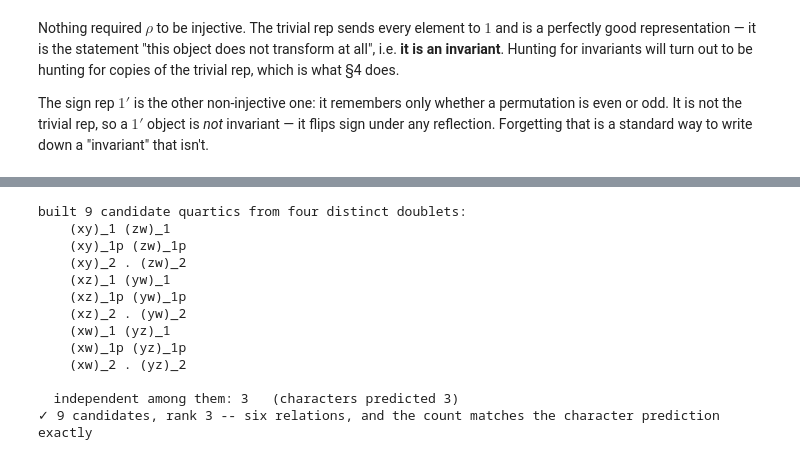
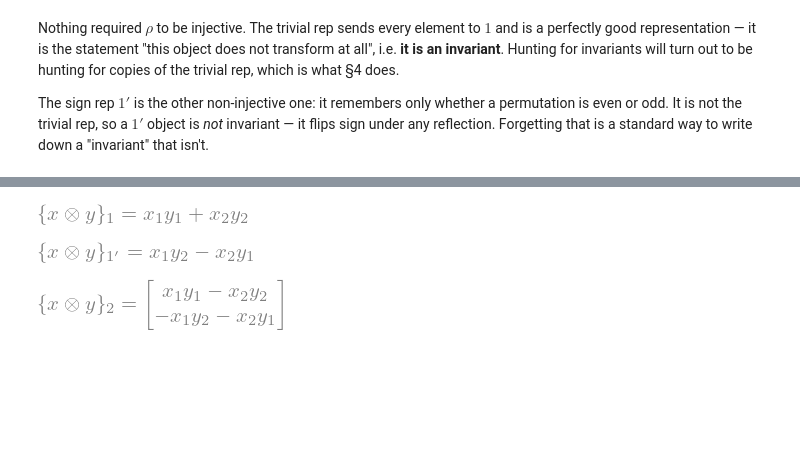
Before and after one commit to moiseszeleny/lagrangian, a Jupyter notebook: examples/DiscreteGroups_Tutorial.ipynb, the cells around one changed output, grey strips where cells are left out. Cells and saved outputs as stored; diff of their text form; code cells hidden in the pictures; blank space fills up the shorter version.

```diff
--- a/examples/DiscreteGroups_Tutorial.ipynb
+++ b/examples/DiscreteGroups_Tutorial.ipynb
@@ -480,8 +473,0 @@ $$\mathbf 1: x_1y_1+x_2y_2,\qquad
-# %%
-# ---- MOVE 1: the three channels, and how they transform. -----------------
-x = sp.symbols("x1 x2"); y = sp.symbols("y1 y2")
-cg = S3.doublet_product
-P = cg(x, y)
-for ch in ("1", "1p", "2"):
-    display(sp.Eq(sp.Symbol(r"\{x \otimes y\}_{%s}" % ch),
-                  sp.Matrix(P[ch]) if ch == "2" else P[ch], evaluate=False))
@@ -540,46 +567,14 @@ Now construct the quartics and confirm both counts from §4.
 # %%
-# ---- MOVE 3: construct, and check the rank against the prediction. -------
-z = sp.symbols("z1 z2"); w = sp.symbols("w1 w2")
-D = {"x": x, "y": y, "z": z, "w": w}
-allv = [*x, *y, *z, *w]
-
-def rank_of(exprs, gens):
-    monos = sorted({m for e in exprs for m in sp.Poly(e, *gens).monoms()})
-    return sp.Matrix([[sp.Poly(e, *gens).coeff_monomial(m) for m in monos]
-                      for e in exprs]).rank()
-
-cands, labels = [], []
-for (p, q), (r_, u) in itertools.combinations(
-        list(itertools.combinations("xyzw", 2)), 2):
-    if set(p + q) | set(r_ + u) != set("xyzw"):
-        continue
-    for ch in ("1", "1p"):                       # pair each channel with itself
-        cands.append(sp.expand(cg(D[p], D[q])[ch] * cg(D[r_], D[u])[ch]))
-        labels.append("(%s%s)_%s (%s%s)_%s" % (p, q, ch, r_, u, ch))
-    d1, d2 = cg(D[p], D[q])["2"], cg(D[r_], D[u])["2"]
-    cands.append(sp.expand(cg(d1, d2)["1"]))     # doublet x doublet -> singlet
-    labels.append("(%s%s)_2 . (%s%s)_2" % (p, q, r_, u))
-
-print("built %d candidate quartics from four distinct doublets:" % len(cands))
-for l in labels:
-    print("   ", l)
-r4 = rank_of(cands, allv)
-print("\n  independent among them:", r4, "  (characters predicted %s)" % quartic_four)
-assert r4 == quartic_four == 3
-ok("9 candidates, rank 3 -- six relations, and the count matches the character "
-   "prediction exactly")
+# ---- MOVE 1: the three channels, and how they transform. -----------------
+x = sp.symbols("x1 x2"); y = sp.symbols("y1 y2")
+cg = S3.doublet_product
+P = cg(x, y)
+for ch in ("1", "1p", "2"):
+    lab = {"1": "1", "1p": "1'", "2": "2"}[ch]      # 1p is ASCII for 1'
+    display(sp.Eq(sp.Symbol(r"\{x \otimes y\}_{%s}" % lab),
+                  sp.Matrix(P[ch]) if ch == "2" else P[ch], evaluate=False))
 # %% [output]
-built 9 candidate quartics from four distinct doublets:
-    (xy)_1 (zw)_1
-    (xy)_1p (zw)_1p
-    (xy)_2 . (zw)_2
-    (xz)_1 (yw)_1
-    (xz)_1p (yw)_1p
-    (xz)_2 . (yw)_2
-    (xw)_1 (yz)_1
-    (xw)_1p (yz)_1p
-    (xw)_2 . (yz)_2
-
-  independent among them: 3   (characters predicted 3)
-✓ 9 candidates, rank 3 -- six relations, and the count matches the character prediction exactly
+[figure, added]
+[figure, added]
+[figure, added]
 # %%
```
Also changed, not shown: parts of 79 cells of this notebook.
